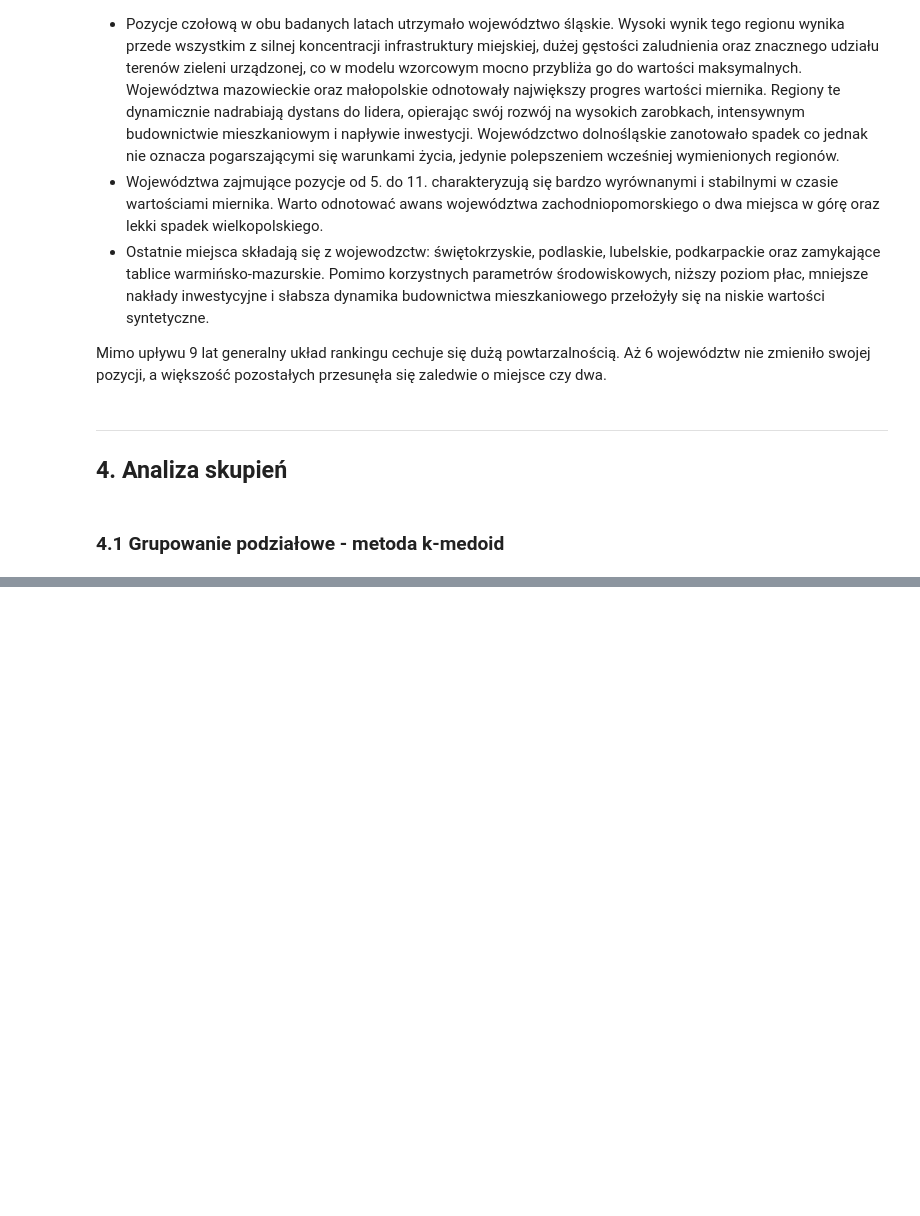
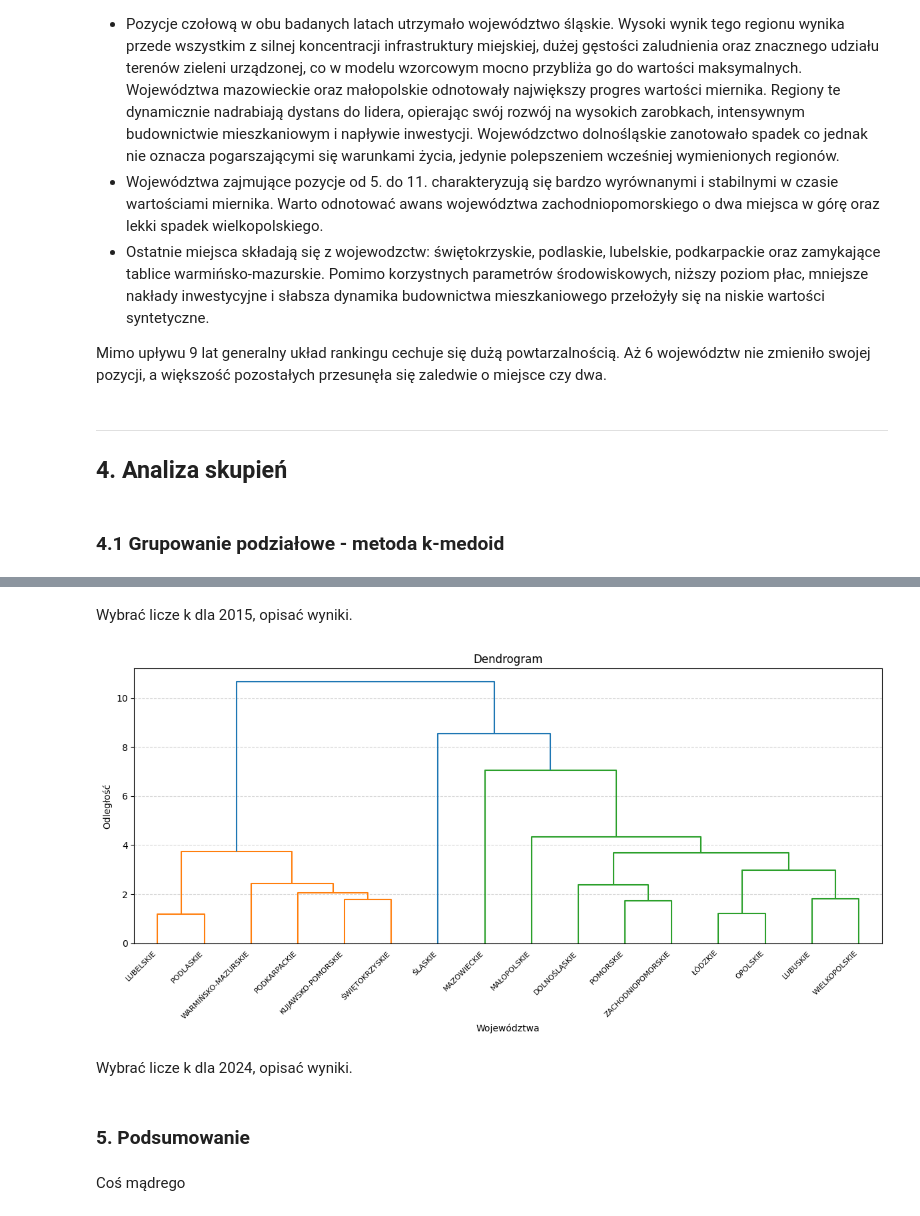
Before and after one commit to Fyjonn/Statistical-data-analysis, a Jupyter notebook: project.ipynb, the cells around one changed output, grey strips where cells are left out. Saved outputs shown, nothing was run; the diff lists cells and outputs as text; code cells hidden in the pictures; blank space fills up the shorter version.

```diff
--- a/project.ipynb
+++ b/project.ipynb
@@ -412,0 +487,12 @@ ModuleNotFoundError: No module named 'sklearn'
+# %% [markdown]
+Wybrać licze k dla 2015, opisać wyniki.
+# %%
+dendrogram_df(df_2024)
+# %% [output]
+[figure, added]
+# %% [markdown]
+Wybrać licze k dla 2024, opisać wyniki.
+# %% [markdown]
+### 5. Podsumowanie
+# %% [markdown]
+Coś mądrego
```
Also changed, not shown: parts of 10 cells of this notebook.
